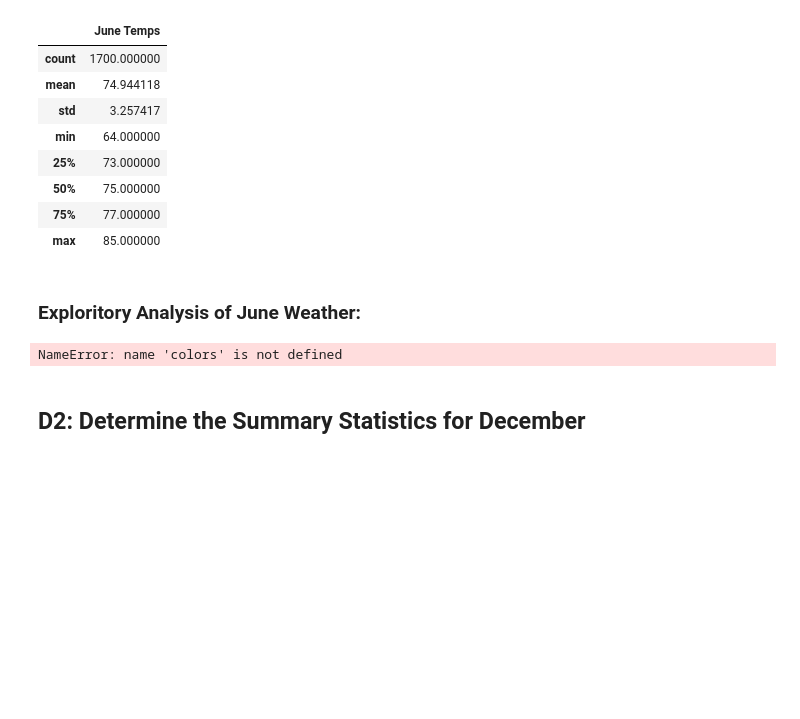
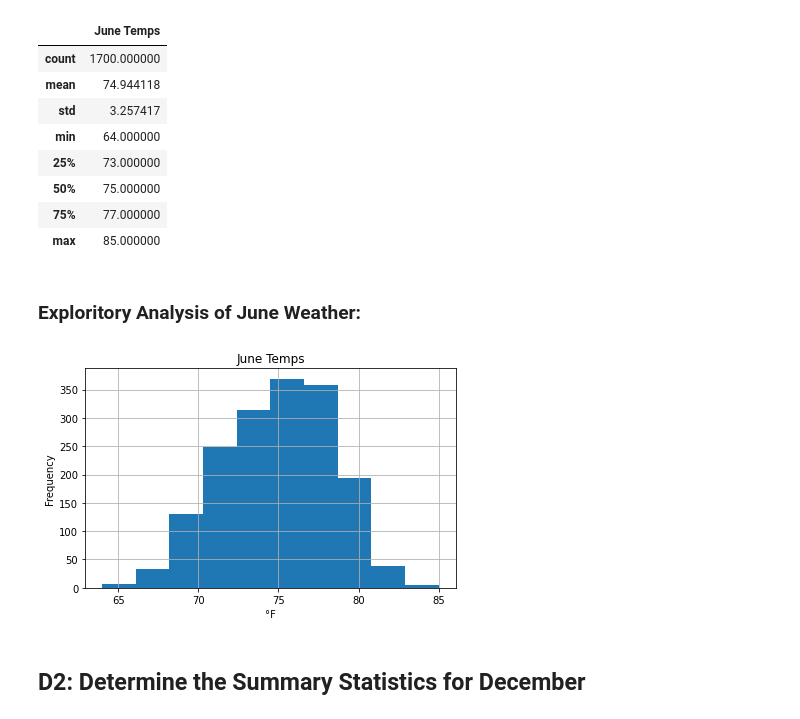
Before and after one commit to Brotherscodes/Surfs_Up, a Jupyter notebook: SurfsUp_Challenge.ipynb, the cells around one changed output. Drawn from its saved outputs; the diff is of its cells as text; code cells hidden in the pictures; blank space fills up the shorter version.

```diff
--- a/SurfsUp_Challenge.ipynb
+++ b/SurfsUp_Challenge.ipynb
@@ -83,14 +83,14 @@ june_temp_stats
 ### Exploritory Analysis of June Weather:
 # %%
 # Histogram Plot:
-june_temps_df.hist(color=colors[index])
+june_temps_df.hist()
 plt.ylabel('Frequency')
 plt.xlabel('°F')
 plt.tight_layout()
 plt.savefig('Images/june_temps_hist')
 plt.show()
 # %% [output]
-NameError: name 'colors' is not defined
+[figure, added]
 # %% [markdown]
 ## D2: Determine the Summary Statistics for December
 # %%
```
Also changed, not shown: parts of 11 cells of this notebook, 5 other files.
